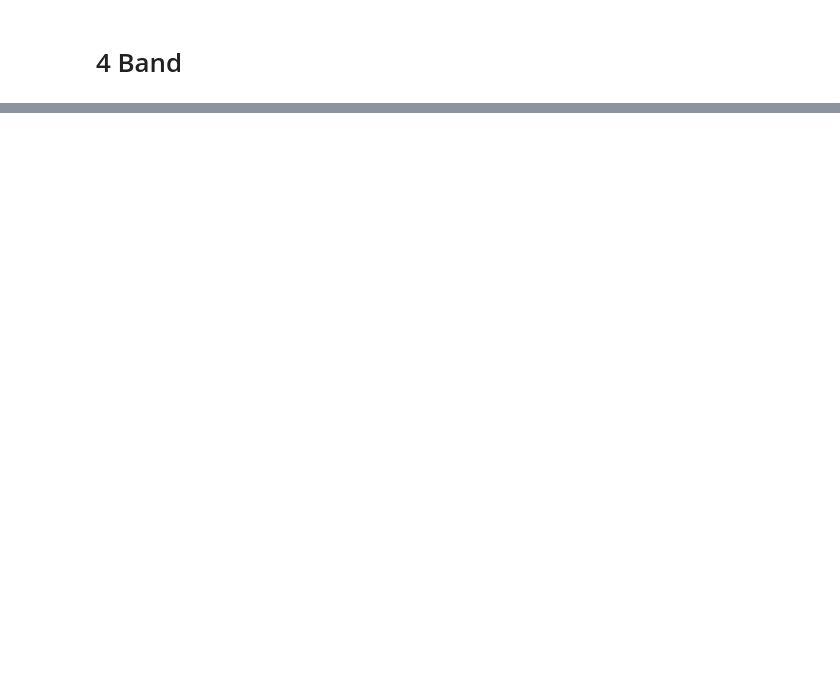
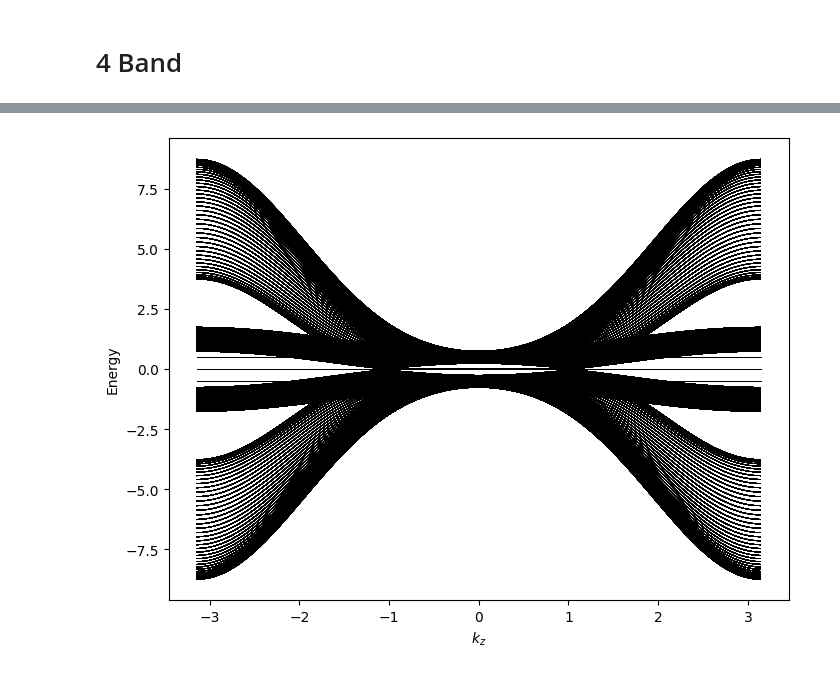
Before and after one commit to gehadibany/topological-phases, a Jupyter notebook: base_codes.ipynb, the cells around one changed output, grey strips where cells are left out. Drawn from its saved outputs; the diff is of its cells as text; code cells hidden in the pictures; blank space fills up the shorter version.

```diff
--- a/base_codes.ipynb
+++ b/base_codes.ipynb
@@ -815,0 +803,13 @@ plt.show()
+# %%
+child_reshaped = child_eigvals_oc_vs_kz.reshape(80**3,99)
+
+plt.figure(figsize=(8,6))
+
+for band in child_reshaped:
+    plt.plot(kzs, band, color='black', linewidth=0.5)
+
+plt.xlabel('$k_z$')
+plt.ylabel('Energy')
+plt.show()
+# %% [output]
+[figure, added]
```
Also changed, not shown: parts of 23 cells of this notebook.
